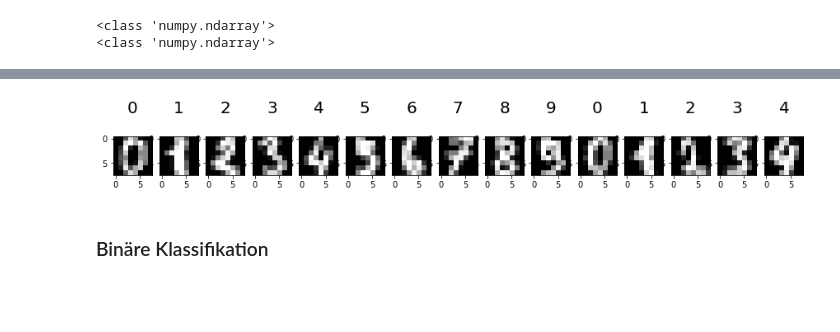
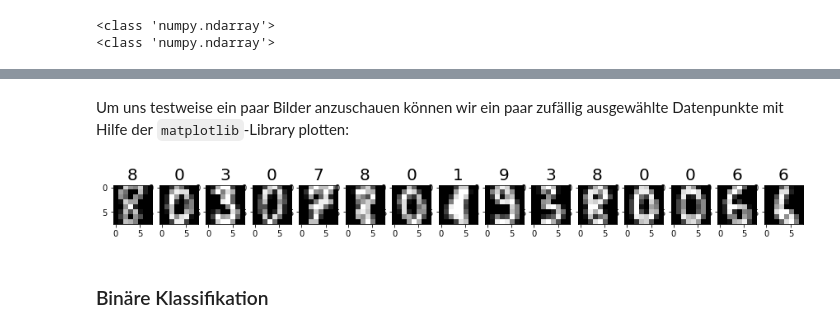
Before and after one commit to daniel-vera-g/ml-kurs, a Jupyter notebook: 2_Logistische_Regression.ipynb, the cells around one changed output, grey strips where cells are left out. Cells and saved outputs as stored; diff of their text form; code cells hidden in the pictures; blank space fills up the shorter version.

```diff
--- a/2_Logistische_Regression.ipynb
+++ b/2_Logistische_Regression.ipynb
@@ -34,17 +49,27 @@ Ein Datenpunkt hat 64 Features und ein Label. Bei den Features handelt es sich u
+# %% [markdown]
+Um uns testweise ein paar Bilder anzuschauen können wir ein paar zufällig ausgewählte Datenpunkte mit Hilfe der `matplotlib`-Library plotten:
 # %%
 import numpy as np
 import matplotlib.pyplot as plt
+import random
 
 no_images = 15
+
 plt.figure(figsize=(no_images, 1))
+for index in range(0, no_images):
 
-for index in range(0, no_images):
+    # wähle zufälligen Datenpunkt aus
+    image_index = random.randint(0, len(data))
+    features = data[image_index]
+    features_8x8 = np.reshape(features, (8,8))
+    label = labels[image_index]
+
+    # plotte das 8x8 Bild
     plt.subplot(1, no_images, index + 1)
-    image_data = np.reshape(data[index], (8,8))
-    plt.imshow(image_data, cmap=plt.cm.gray)
-    plt.title('%i\n' % label[index], fontsize = 20)
+    plt.imshow(features_8x8, cmap=plt.cm.gray)
+    plt.title(label, fontsize = 20)
 # %% [output]
-[figure, old version]
+[figure, new version]
 # %% [markdown]
 ### Binäre Klassifikation
 # %% [markdown]
```
Also changed, not shown: parts of 39 cells of this notebook.
